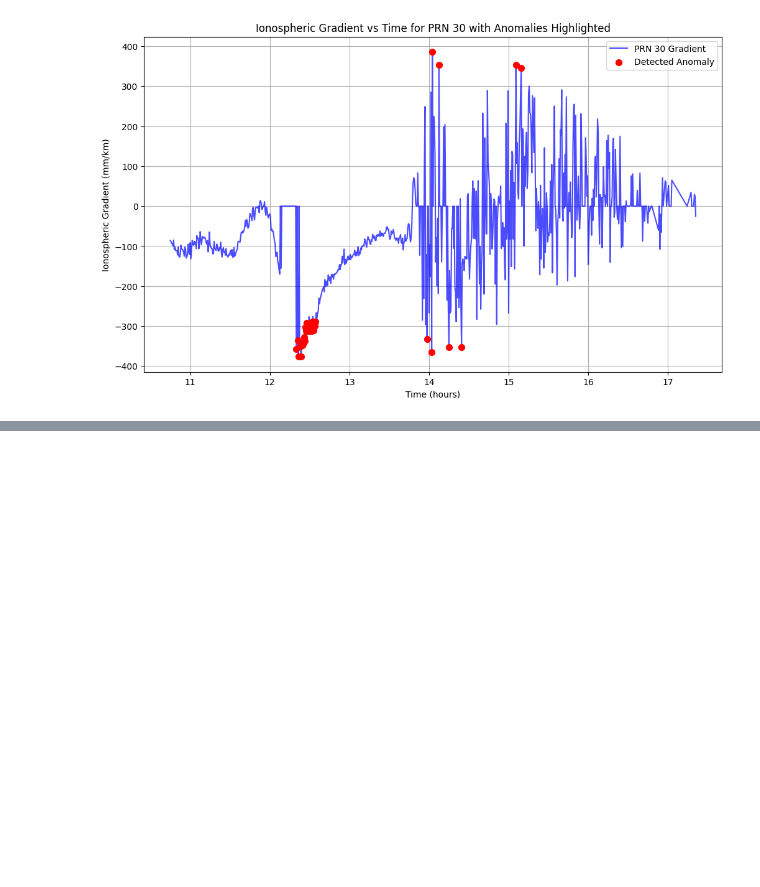
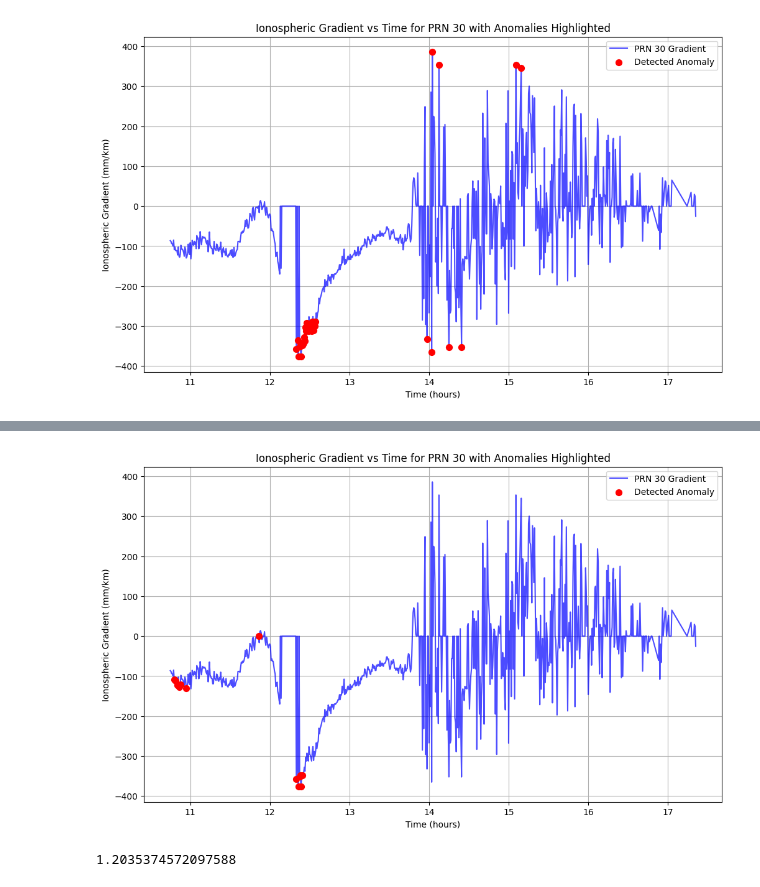
Before and after one commit to datapirate09/Ionospheric-Gradient-Detection-for-GBAS-Applications-using-ML-based-Anomaly-Detection-Technique, a Jupyter notebook: thresholds.ipynb, the cells around one changed output, grey strips where cells are left out. Saved outputs shown, nothing was run; the diff lists cells and outputs as text; code cells hidden in the pictures; blank space fills up the shorter version.

```diff
--- a/thresholds.ipynb
+++ b/thresholds.ipynb
@@ -539,0 +735,75 @@ plt.show()
+# %%
+prn_chosen = 30
+filtered_prn_data = filtered_file[filtered_file['PRN'] == prn_chosen]
+anomaly_points_of_chosen_prn = filtered_prn_data[filtered_prn_data.index.isin(alert_data.index)]
+
+plt.figure(figsize=(12, 7))
+
+plt.plot(filtered_prn_data["Time"], filtered_prn_data["Gradient (mm/km)"],
+         label=f"PRN {prn_chosen} Gradient", color='blue', alpha=0.7)
+
+plt.scatter(anomaly_points_of_chosen_prn["Time"], anomaly_points_of_chosen_prn["Gradient (mm/km)"],
+            color='red', s=50, zorder=5, label='Detected Anomaly')
+
+plt.xlabel("Time (hours)")
+plt.ylabel("Ionospheric Gradient (mm/km)")
+plt.title(f"Ionospheric Gradient vs Time for PRN {prn_chosen} with Anomalies Highlighted")
+plt.grid(True)
+plt.legend()
+plt.show()
+# %% [output]
+[figure, added]
+# %%
+df = filtered_file.copy()
+df["Time_seconds"] = df["Time"] * 3600
+df["Alert Status"] = "Normal"
+df["Recovery Timer"] = 0
+
+TR = 300
+TIME_STEP = 30
+
+THRESHOLD = df["anomaly_score"].quantile(0.2)
+print(THRESHOLD)
+
+prns = df["PRN"].unique()
+
+for prn in prns:
+    prn_data = df[df["PRN"] == prn].copy()
+    in_alert = False
+    recovery_timer = 0
+
+    for i in range(len(prn_data)):
+        current_row = prn_data.iloc[i]
+        current_index = current_row.name
+        if i > 0:
+            time_diff = current_row["Time_seconds"] - prn_data.iloc[i - 1]["Time_seconds"]
+            if time_diff > 90:
+                df.at[current_index, "Alert Status"] = "DataGap"
+                in_alert = False
+                recovery_timer = 0
+                continue
+
+        score = current_row["anomaly_score"]
+        anomaly_label = current_row["anomaly_label"]
+
+        if anomaly_label == -1:
+            df.at[current_index, "Alert Status"] = "Alert"
+            in_alert = True
+            recovery_timer = 0
+        elif in_alert:
+            if score >= THRESHOLD:
+                recovery_timer += TIME_STEP
+                df.at[current_index, "Recovery Timer"] = recovery_timer
+                if recovery_timer >= TR:
+                    df.at[current_index, "Alert Status"] = "Normal"
+                    in_alert = False
+                    recovery_timer = 0
+                else:
+                    df.at[current_index, "Alert Status"] = "Alert"
+            else:
+                recovery_timer = 0
+                df.at[current_index, "Alert Status"] = "Alert"
+        else:
+            df.at[current_index, "Alert Status"] = "Normal"
+# %% [output]
+1.2035374572097588
```
Also changed, not shown: parts of 4 cells of this notebook.
